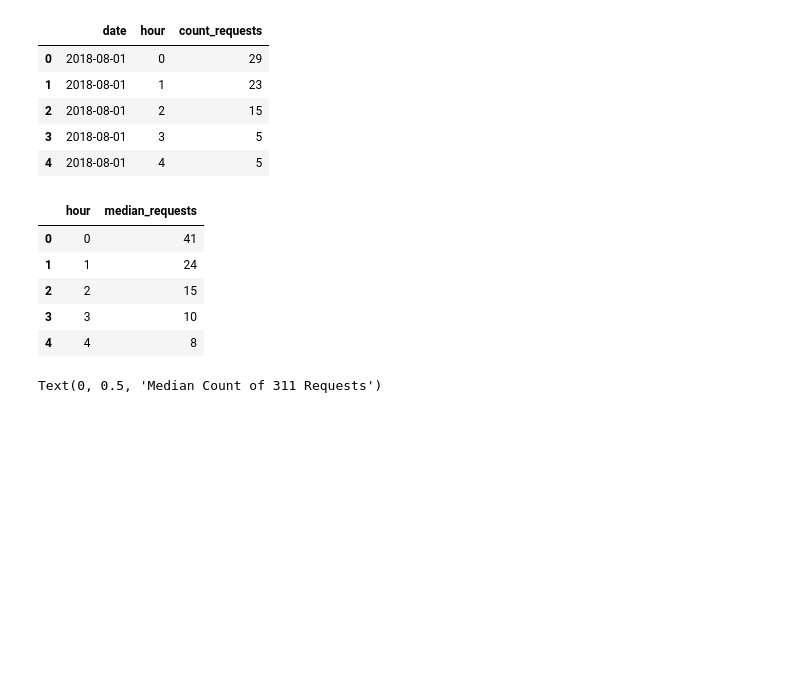
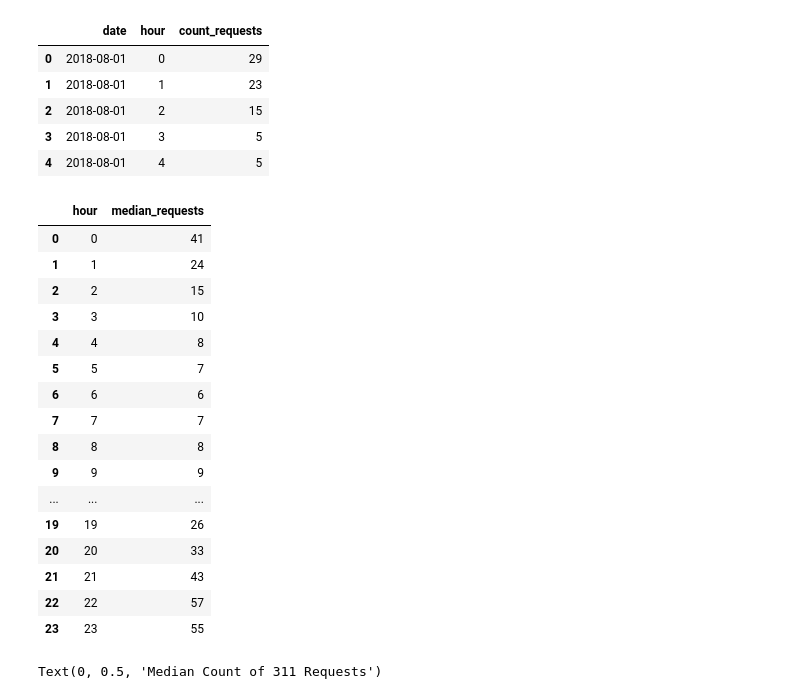
Before and after one commit to afeld/python-public-policy, a Jupyter notebook: lecture_5.ipynb, the cells around one changed output. Drawn from its saved outputs; the diff is of its cells as text; code cells hidden in the pictures; blank space fills up the shorter version.

```diff
--- a/lecture_5.ipynb
+++ b/lecture_5.ipynb
@@ -200,16 +198,27 @@ noise_per_date_hour.head()
 # %%
 # get median count of complaints per hour
 
 noise_hour = noise_per_date_hour.groupby('hour')['count_requests'].median().reset_index(name='median_requests')
 
-noise_hour.head()
+noise_hour
 # %% [output]
 |  | hour | median_requests |
 | 0 | 0 | 41 |
 | 1 | 1 | 24 |
 | 2 | 2 | 15 |
 | 3 | 3 | 10 |
 | 4 | 4 | 8 |
+| 5 | 5 | 7 |
+| 6 | 6 | 6 |
+| 7 | 7 | 7 |
+| 8 | 8 | 8 |
+| 9 | 9 | 9 |
+| ... | ... | ... |
+| 19 | 19 | 26 |
+| 20 | 20 | 33 |
+| 21 | 21 | 43 |
+| 22 | 22 | 57 |
+| 23 | 23 | 55 |
 # %%
 # create simple line plot to visualize the trend
 
```
Also changed, not shown: parts of 4 cells of this notebook.
